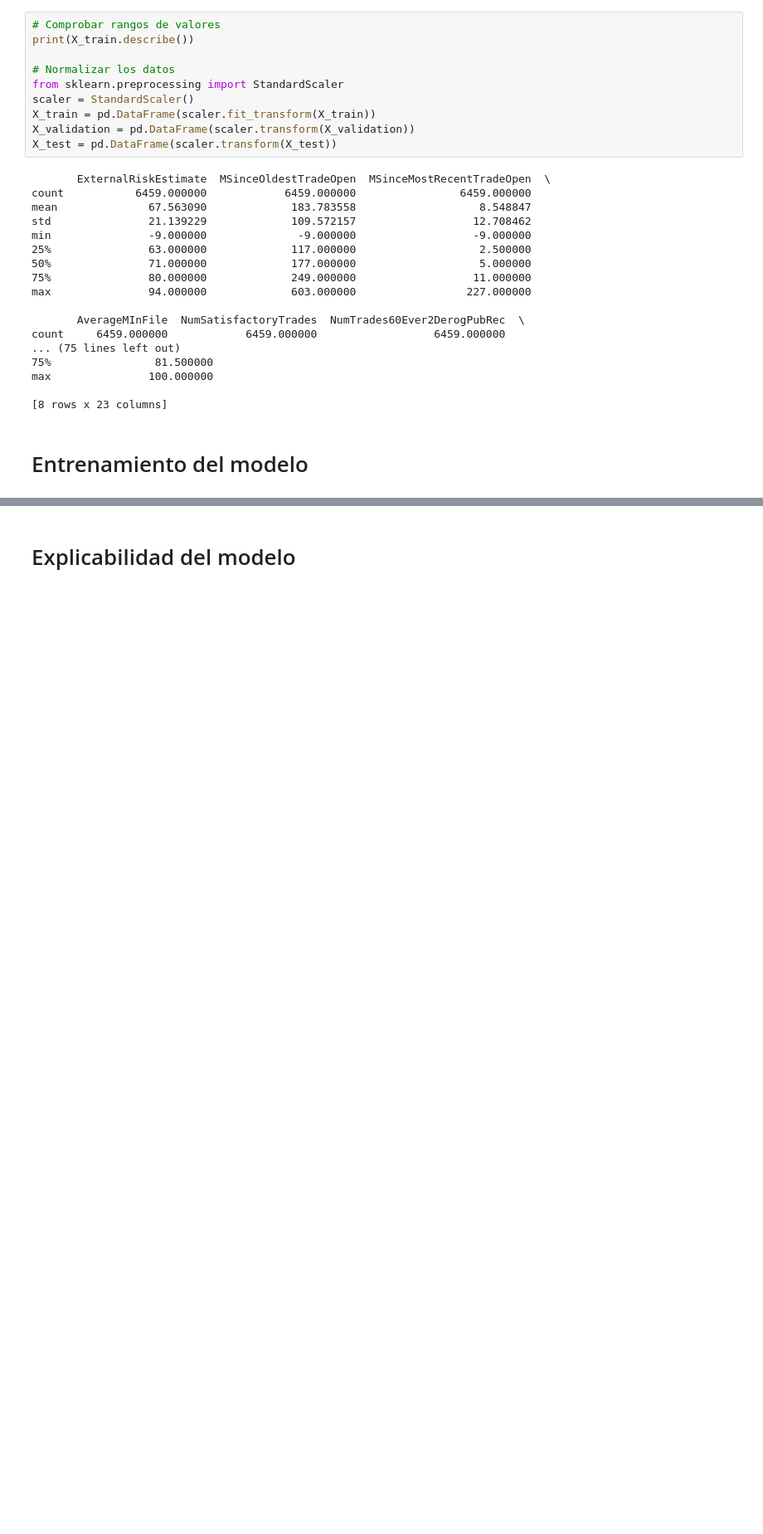
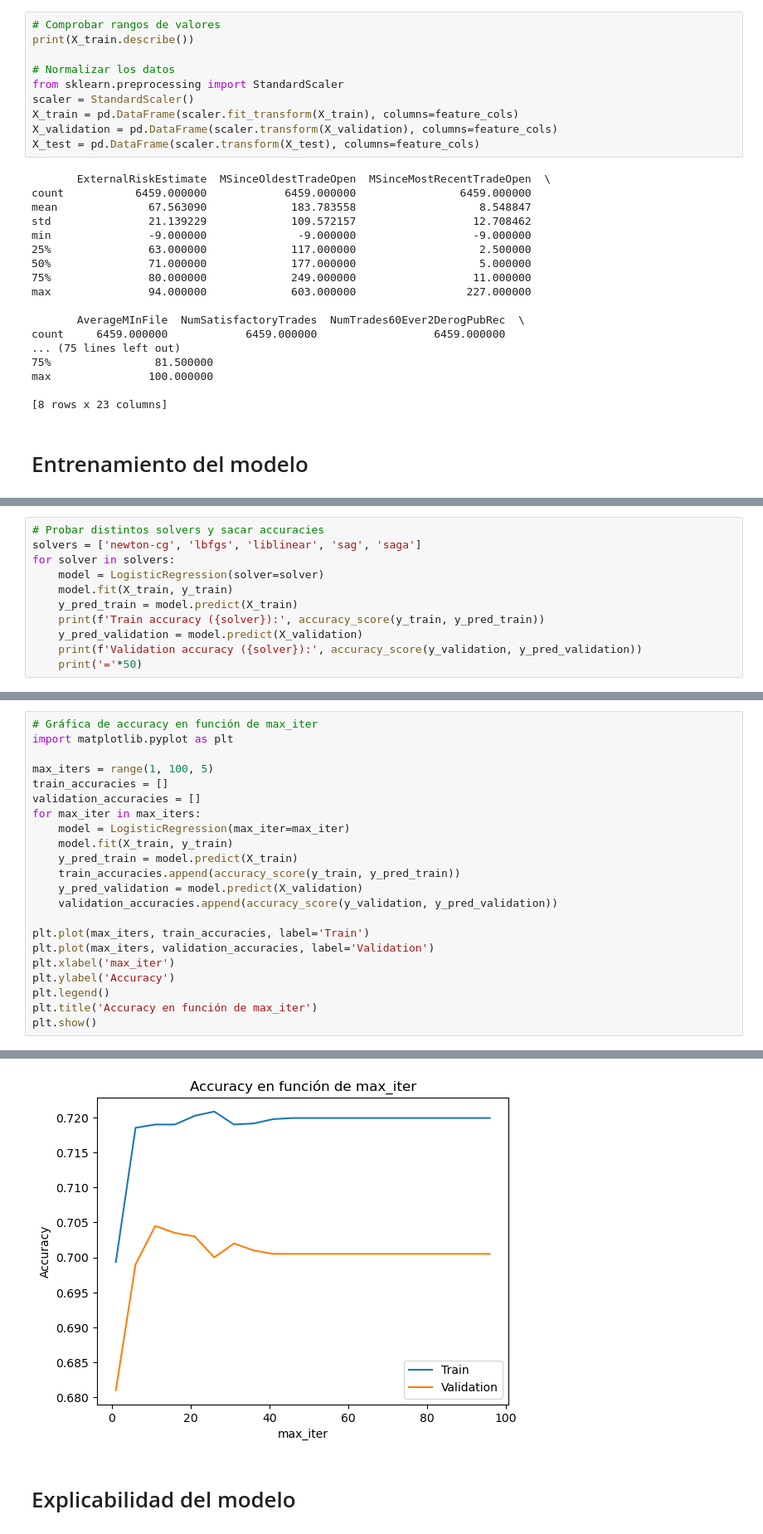
Before and after one commit to dahermar/IAExplicable, a Jupyter notebook: Practica1/linear.ipynb, the cells around one changed output, grey strips where cells are left out. Shown at 83% size. Cells and saved outputs as stored; diff of their text form; blank space fills up the shorter version.

Commit message:
Explicabilidad y resultados de modelo lineal

```diff
--- a/Practica1/linear.ipynb
+++ b/Practica1/linear.ipynb
@@ -47,9 +92,9 @@ print(X_train.describe())
 # Normalizar los datos
 from sklearn.preprocessing import StandardScaler
 scaler = StandardScaler()
-X_train = pd.DataFrame(scaler.fit_transform(X_train))
-X_validation = pd.DataFrame(scaler.transform(X_validation))
-X_test = pd.DataFrame(scaler.transform(X_test))
+X_train = pd.DataFrame(scaler.fit_transform(X_train), columns=feature_cols)
+X_validation = pd.DataFrame(scaler.transform(X_validation), columns=feature_cols)
+X_test = pd.DataFrame(scaler.transform(X_test), columns=feature_cols)
 # %% [output]
        ExternalRiskEstimate  MSinceOldestTradeOpen  MSinceMostRecentTradeOpen  \
 count           6459.000000            6459.000000                6459.000000
@@ -125,0 +145,11 @@ Confusion matrix:
+# %%
+# Probar distintos solvers y sacar accuracies
+solvers = ['newton-cg', 'lbfgs', 'liblinear', 'sag', 'saga']
+for solver in solvers:
+    model = LogisticRegression(solver=solver)
+    model.fit(X_train, y_train)
+    y_pred_train = model.predict(X_train)
+    print(f'Train accuracy ({solver}):', accuracy_score(y_train, y_pred_train))
+    y_pred_validation = model.predict(X_validation)
+    print(f'Validation accuracy ({solver}):', accuracy_score(y_validation, y_pred_validation))
+    print('='*50)
@@ -125,0 +174,23 @@ Confusion matrix:
+# %%
+# Gráfica de accuracy en función de max_iter
+import matplotlib.pyplot as plt
+
+max_iters = range(1, 100, 5)
+train_accuracies = []
+validation_accuracies = []
+for max_iter in max_iters:
+    model = LogisticRegression(max_iter=max_iter)
+    model.fit(X_train, y_train)
+    y_pred_train = model.predict(X_train)
+    train_accuracies.append(accuracy_score(y_train, y_pred_train))
+    y_pred_validation = model.predict(X_validation)
+    validation_accuracies.append(accuracy_score(y_validation, y_pred_validation))
+
+plt.plot(max_iters, train_accuracies, label='Train')
+plt.plot(max_iters, validation_accuracies, label='Validation')
+plt.xlabel('max_iter')
+plt.ylabel('Accuracy')
+plt.legend()
+plt.title('Accuracy en función de max_iter')
+plt.show()
+# %% [output]
@@ -126,3 +214,4 @@ Confusion matrix:
+[figure, added]
 # %% [markdown]
 # Explicabilidad del modelo
 # %% [markdown]
```
Also changed, not shown: parts of 12 cells of this notebook.
